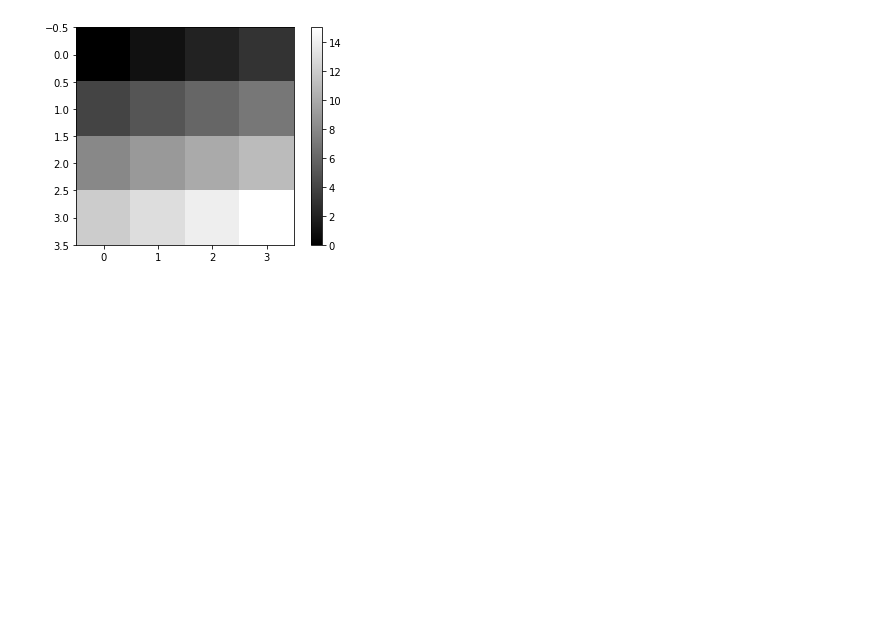
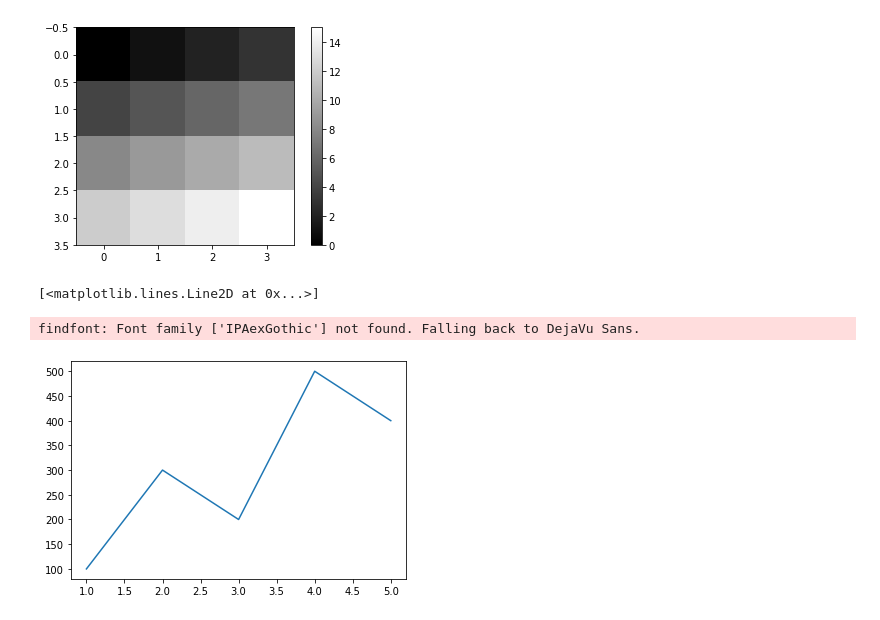
Before and after one commit to beeeyan/base-deeplarning, a Jupyter notebook: matplotlib/matplotlib.ipynb, the cells around one changed output. Drawn from its saved outputs; the diff is of its cells as text; code cells hidden in the pictures; blank space fills up the shorter version.

Commit message:
add graph lesson

```diff
--- a/matplotlib/matplotlib.ipynb
+++ b/matplotlib/matplotlib.ipynb
@@ -104,3 +104,12 @@ plt.colorbar()
 plt.show()
 # %% [output]
 [figure]
+# %%
+# 折れ線グラフを出力
+left = np.array([1, 2, 3, 4, 5])
+height = np.array([100, 300, 200, 500, 400])
+plt.plot(left, height)
+# %% [output]
+[<matplotlib.lines.Line2D at 0x...>]
+findfont: Font family ['IPAexGothic'] not found. Falling back to DejaVu Sans.
+[figure, added]
```
Also changed, not shown: parts of 3 cells of this notebook, 1 other file.
